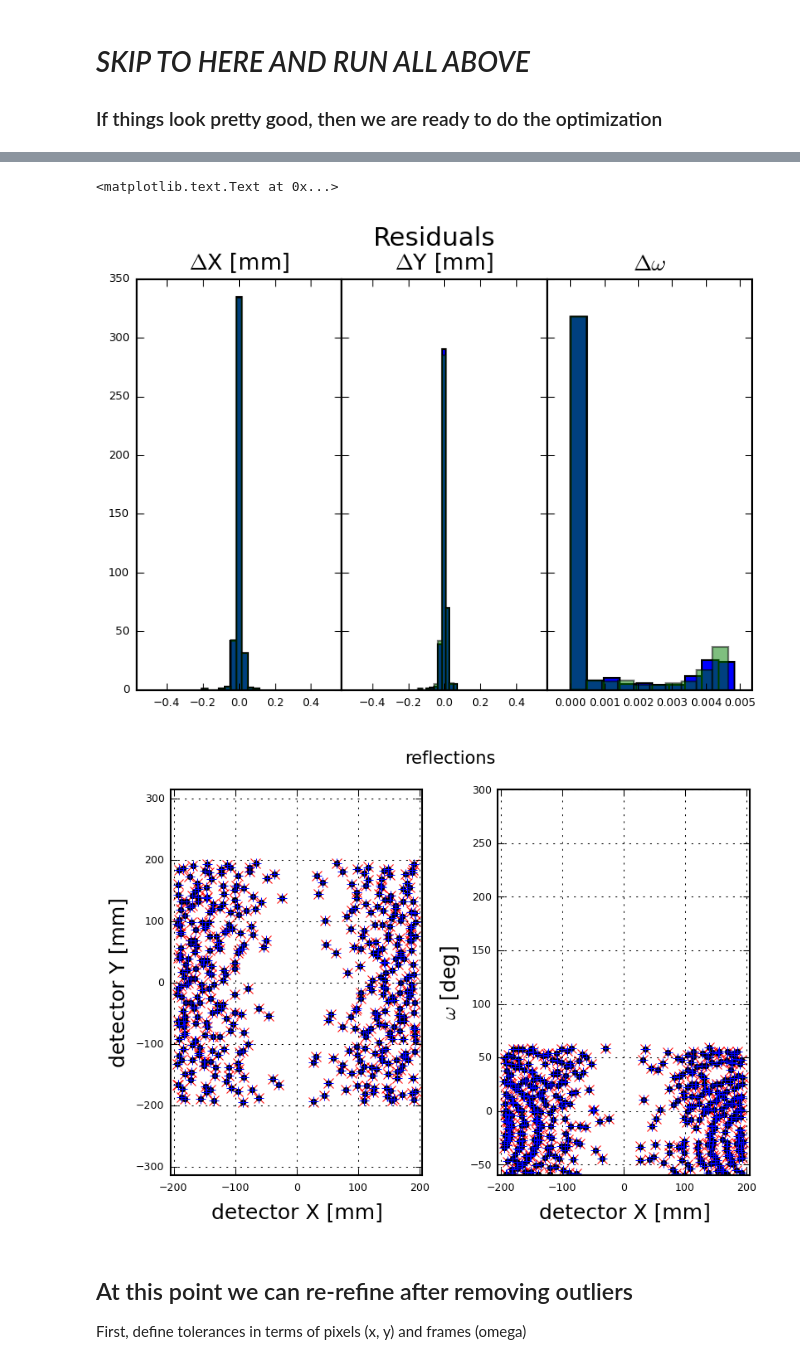
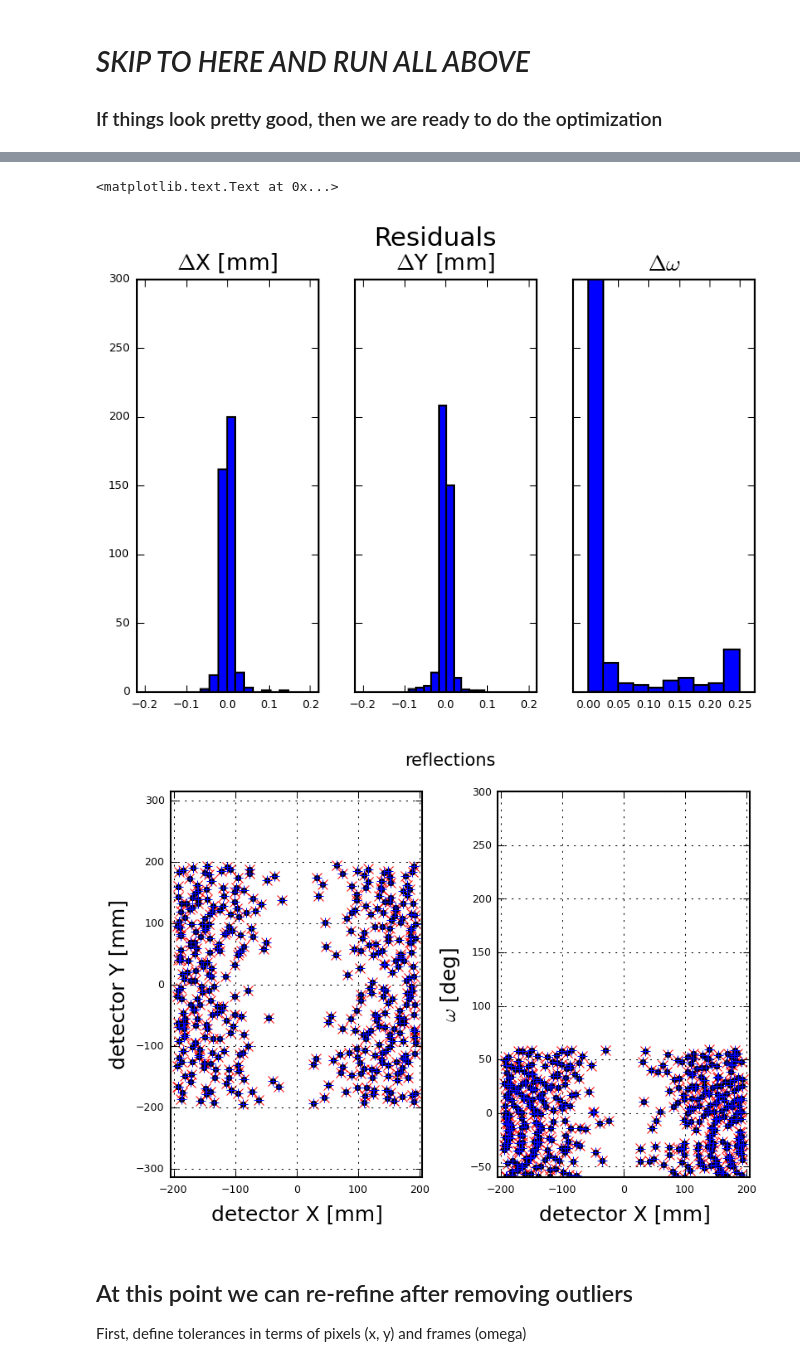
Before and after one commit to praxes/hexrd, a Jupyter notebook: share/calibrate_from_single_crystal.ipynb, the cells around one changed output, grey strips where cells are left out. Saved outputs shown, nothing was run; the diff lists cells and outputs as text; code cells hidden in the pictures.

```diff
--- a/share/calibrate_from_single_crystal.ipynb
+++ b/share/calibrate_from_single_crystal.ipynb
@@ -269,7 +269,7 @@ gFlag_DFLT = gFlag
 ## Read configuration file
 # %%
 # read config
-cfg = config.open(cfg_filename)[0]
+cfg = config.open(cfg_filename)[block_id]
 
 # output for eta-ome maps as pickles
 working_dir = cfg.working_dir
@@ -287,9 +287,16 @@ pd, reader, detector = initialize_experiment(cfg)
 bMat = np.ascontiguousarray(pd.latVecOps['B']) # hexrd convention; necessary to re-cast (?)
 wlen = pd.wavelength * 1.0# Angstroms
 
-
 # omega period
 omePeriod = d2r*np.array(cfg.find_orientations.omega.period, dtype=float)
+
+# panel
+max_pixel_dim = max(cfg.instrument.detector.pixels.size)
+panel_dims = 0.5*np.vstack([
+    cfg.instrument.detector.pixels.size[1]*cfg.instrument.detector.pixels.columns*np.r_[-1, 1],
+    cfg.instrument.detector.pixels.size[0]*cfg.instrument.detector.pixels.rows*np.r_[-1, 1]
+    ]).T
+det_origin = panel_dims[1, :] # need this for conversions only
 # %% [markdown]
 ## Initialize fit parameters
 # %%
@@ -352,7 +359,15 @@ print "INFO: %d of %d valid reflections be are below saturation threshold of %d"
     %(sum(not_saturated), sum(valid_reflections), int_cutoff)
 
 idx = np.logical_and(valid_reflections, not_saturated) # select valid reflections
+if use_saved_exclusions:
+    try:
+        idx = np.load(excl_filename)
+        print "INFO: Using saved exclusions file %s" %excl_filename
+        print "INFO: %d of %d reflections will be used" %(sum(idx), len(idx))
+    except IOError:
+        print "Saved exclusions file %s not found, using defaults..." %excl_filename
 idx_0 = idx # will need this later
+
 hkls = gtable[idx, 2:5].T # must be column vectors
 xyo_det = gtable[idx, -3:] # these are the cartesian centroids + ome
 xyo_det[:, 2] = xf.mapAngle(xyo_det[:, 2], omePeriod)
@@ -484,19 +499,17 @@ xyo_f = fitting.objFuncSX(
 
 # new style method 2; use an axes array
 fig1, axs1 = plt.subplots(1, 3, sharex=False, sharey=True)
-fig1.subplots_adjust(wspace=0)
+fig1.subplots_adjust(wspace=0.2)
 fig1.suptitle("Residuals", fontsize=14, y=1.0)
 titles = [r'$\Delta$X [mm]', r'$\Delta$Y [mm]', r'$\Delta\omega$']
-for i in range(3):
-    axs1[i].hist(resd_i.reshape(sum(idx), 3)[:, i], color='b')
-    axs1[i].hist(resd_f.reshape(sum(idx), 3)[:, i], color='g', alpha=0.5)
+for i in range(2):
+    axs1[i].hist(resd_f.reshape(sum(idx), 3)[:, i], color='b')
     axs1[i].set_title(titles[i], fontsize=12)
-    if i > 1:
-        axs1[i].set_xlim(-0.0007, np.max(resd_f.reshape(sum(idx), 3)[:, i])+0.0007)
-        axs1[i].set_xlim(-0.0007, np.max(resd_f.reshape(sum(idx), 3)[:, i])+0.0007)
-    else:
-        axs1[i].set_xlim(-0.57, 0.57)
-        axs1[i].set_xlim(-0.57, 0.57)
+    axs1[i].set_xlim(-1.1*max_pixel_dim, 1.1*max_pixel_dim)
+axs1[2].hist(np.degrees(resd_f.reshape(sum(idx), 3)[:, 2]), color='b')
+axs1[2].set_title(titles[2], fontsize=12)
+axs1[2].set_xlim(-0.025, cfg.image_series.omega.step+0.025)
+
 
 chi2_f = nu_fac*sum(resd_f**2/xyo_f.flatten())
 print "Initial chi2:\t%1.2e\nFinal chi2:\t%1.2e\nRefined parameters:" \
@@ -519,8 +532,8 @@ axs2[0].plot(xyo_i[:, 0], xyo_i[:, 1], 'k.')
 axs2[0].plot(xyo_f[:, 0], xyo_f[:, 1], 'b+')
 axs2[0].grid(True)
 axs2[0].axis('equal')
-axs2[0].set_xlim((-204.8, 204.8))
-axs2[0].set_ylim((-204.8, 204.8))
+axs2[0].set_xlim(panel_dims[0, 0], panel_dims[1, 0])
+axs2[0].set_ylim(panel_dims[0, 1], panel_dims[1, 1])
 axs2[0].set_xlabel('detector X [mm]')
 axs2[0].set_ylabel('detector Y [mm]')
 
@@ -528,7 +541,7 @@ axs2[1].plot(xyo_det[:, 0], r2d*xyo_det[:, 2], 'rx')
 axs2[1].plot(xyo_i[:, 0], r2d*xyo_i[:, 2], 'k.')
 axs2[1].plot(xyo_f[:, 0], r2d*xyo_f[:, 2], 'b+')
 axs2[1].grid(True)
-axs2[1].set_xlim((-204.8, 204.8))
+axs2[1].set_xlim(panel_dims[0, 0], panel_dims[1, 0])
 axs2[1].set_ylim(r2d*omePeriod[0], r2d*omePeriod[1])
 axs2[1].set_xlabel('detector X [mm]')
 axs2[1].set_ylabel(r'$\omega$ [deg]')
@@ -553,6 +564,6 @@ Refined parameters:
 <matplotlib.text.Text at 0x...>
-[figure, old version]
+[figure, new version]
-[figure, old version]
+[figure, new version]
 # %% [markdown]
 ## At this point we can re-refine after removing outliers
 First, define tolerances in terms of pixels (x, y) and frames (omega)
```
Also changed, not shown: parts of 14 cells of this notebook.
